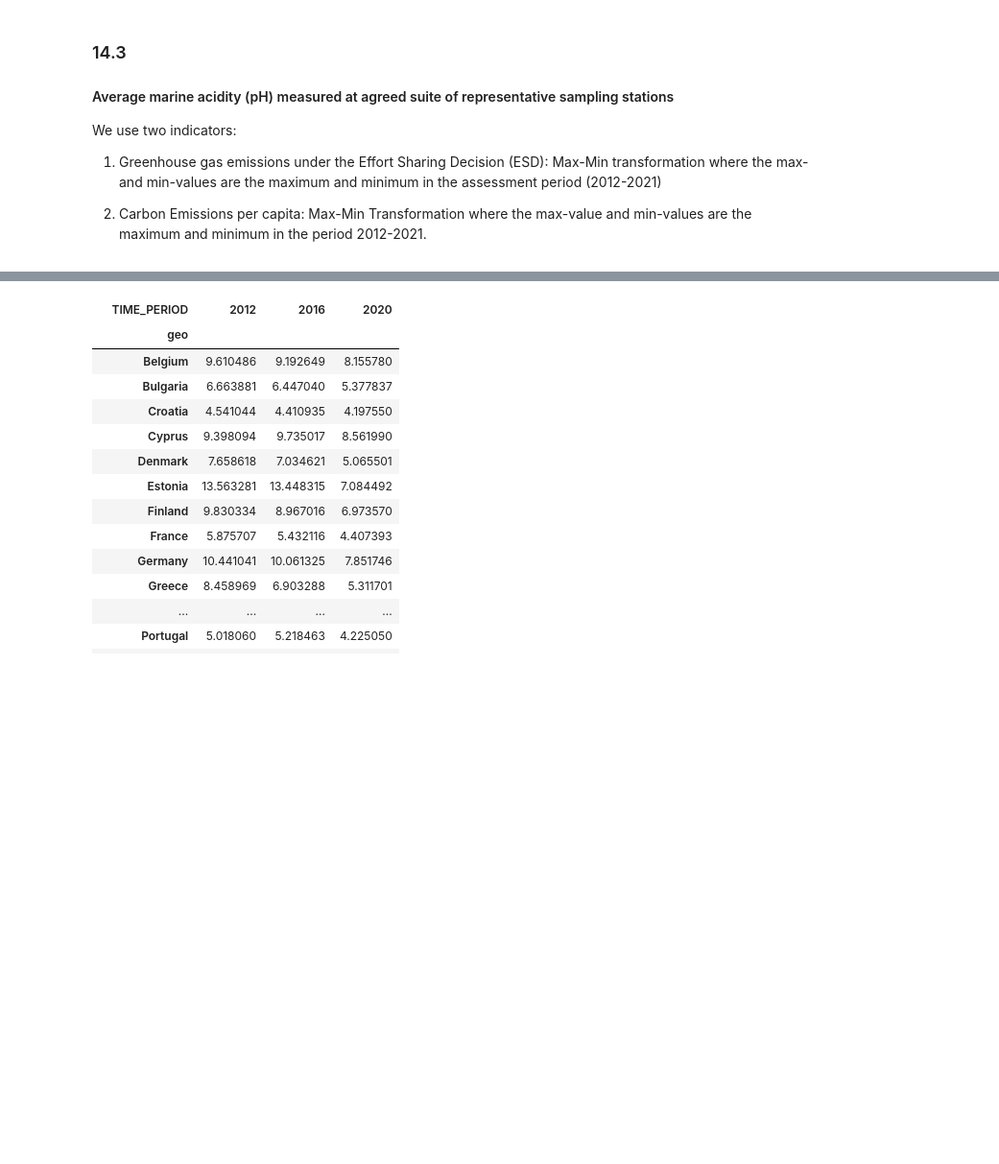
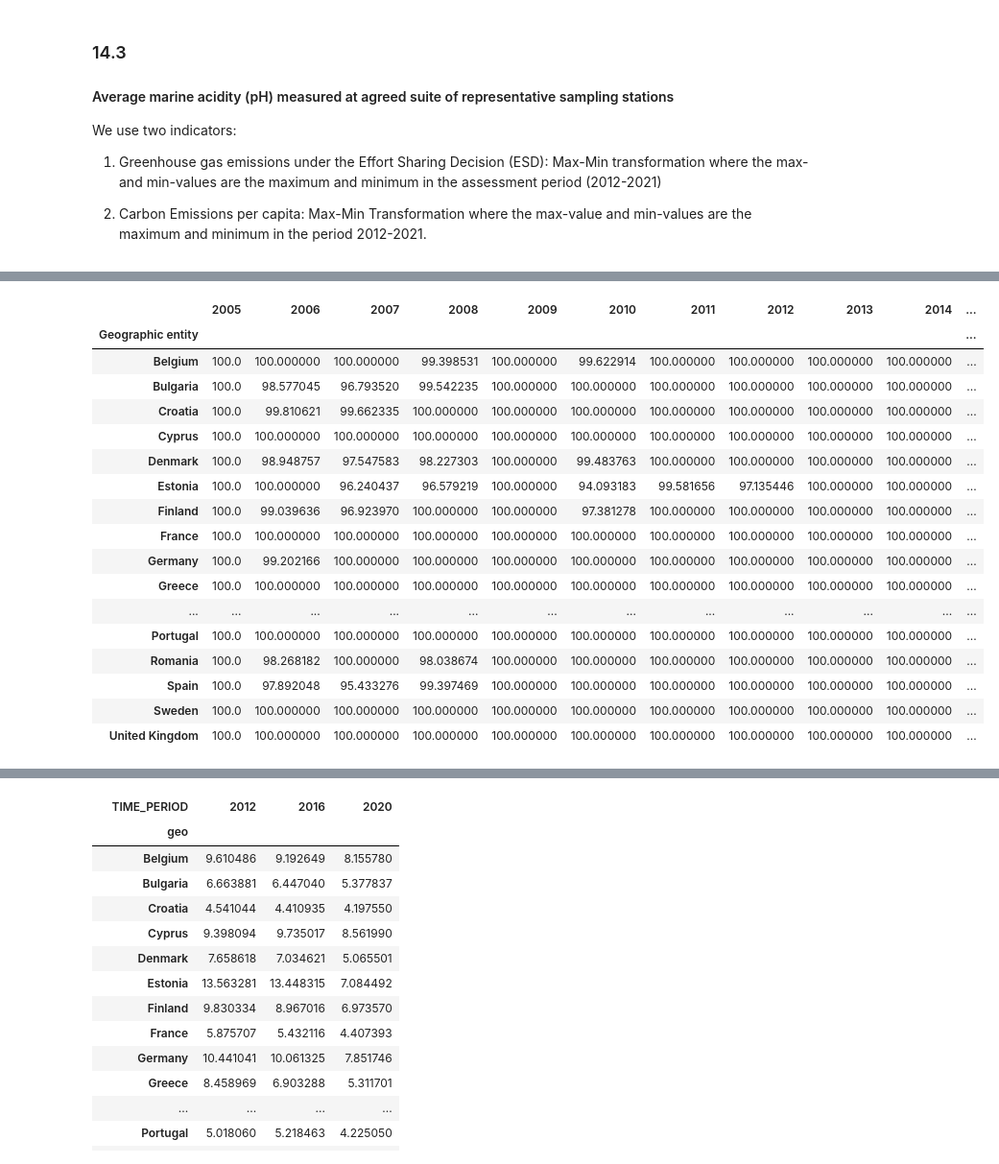
Before and after one commit to isaldiviagonzatti/sdg14, a Jupyter notebook: code/exploreSDG14.ipynb, the cells around one changed output, grey strips where cells are left out. Shown at 96% size. Saved outputs shown, nothing was run; the diff lists cells and outputs as text; code cells hidden in the pictures; blank space fills up the shorter version.

Commit message:
esd score

```diff
--- a/code/exploreSDG14.ipynb
+++ b/code/exploreSDG14.ipynb
@@ -532,2 +534,56 @@ for i in countries:
 United Kingdom of Great Britain and Northern Ireland is not in the dataset
+# %%
+# Build ESD allocation with two sources and interpolation for years previous to 2013
+
+# Allocation for 2020 target
+# https://ec.europa.eu/clima/ets/esdAllocations.do?languageCode=en&esdRegistry=-1&esdYear=&search=Search&currentSortSettings=
+allocation2020 = pd.read_xml('../data/esdAllocations2020.xml', xpath=".//ESDAllocations/ESDAllocationInfo")
+allocation2020['Country'] = allocation2020['ESDMemberState'].map(abbrev_to_country).fillna(allocation2020['ESDMemberState'])
+allocation2020 = allocation2020[allocation2020['Country'].isin(countries)]
+allocation2020 = allocation2020.pivot_table(columns='ESDYear', index='Country', values='Allocation', aggfunc='mean')
+
+# Allocation for 2030 target
+# https://eur-lex.europa.eu/legal-content/EN/TXT/HTML/?uri=CELEX:32020D2126
+allocation2030 = pd.read_html('../data/esdAllocations2030.html')[13][1:]
+allocation2030.columns = allocation2030.iloc[0]
+allocation2030 = allocation2030[1:]
+allocation2030.loc[allocation2030['Member State'].str.contains('Netherlands'), 'Member State'] = 'Netherlands'
+allocation2030 = allocation2030[allocation2030['Member State'].isin(countries)]
+allocation2030.set_index('Member State', inplace=True)
+for col in allocation2030.columns:
+    allocation2030[col] = allocation2030[col].apply(lambda x: str(x).replace(u'\xa0', u''))
+allocation2030 = allocation2030.astype(int)
+
+# Merge 2005 values with 2020 and 2030 allocations. Interpolate for years 2006-2012
+allocationESD = ghgESD[[2005]].merge(allocation2020.merge(allocation2030, left_index=True, \
+                right_index=True, how='outer')\
+                ,left_index=True, right_index=True, how='outer')
+allocationESD.columns = allocationESD.columns.astype(int)
+allocationESD[list(range(2006,2013))] = np.nan
+allocationESD= allocationESD[list(range(2005, 2022))]
+allocationESD.interpolate(axis=1, inplace=True)
+
+# Calculate score for ESD
+scoreESD = 100-(100*(ghgESD-allocationESD)/allocationESD)
+scoreESD[scoreESD>100] = 100
+scoreESD
+# %% [output]
+|  | 2005 | 2006 | 2007 | 2008 | 2009 | 2010 | 2011 | 2012 | 2013 | 2014 | ... |
+| Geographic entity |  |  |  |  |  |  |  |  |  |  | ... |
+| Belgium | 100.0 | 100.000000 | 100.000000 | 99.398531 | 100.000000 | 99.622914 | 100.000000 | 100.000000 | 100.000000 | 100.000000 | ... |
+| Bulgaria | 100.0 | 98.577045 | 96.793520 | 99.542235 | 100.000000 | 100.000000 | 100.000000 | 100.000000 | 100.000000 | 100.000000 | ... |
+| Croatia | 100.0 | 99.810621 | 99.662335 | 100.000000 | 100.000000 | 100.000000 | 100.000000 | 100.000000 | 100.000000 | 100.000000 | ... |
+| Cyprus | 100.0 | 100.000000 | 100.000000 | 100.000000 | 100.000000 | 100.000000 | 100.000000 | 100.000000 | 100.000000 | 100.000000 | ... |
+| Denmark | 100.0 | 98.948757 | 97.547583 | 98.227303 | 100.000000 | 99.483763 | 100.000000 | 100.000000 | 100.000000 | 100.000000 | ... |
+| Estonia | 100.0 | 100.000000 | 96.240437 | 96.579219 | 100.000000 | 94.093183 | 99.581656 | 97.135446 | 100.000000 | 100.000000 | ... |
+| Finland | 100.0 | 99.039636 | 96.923970 | 100.000000 | 100.000000 | 97.381278 | 100.000000 | 100.000000 | 100.000000 | 100.000000 | ... |
+| France | 100.0 | 100.000000 | 100.000000 | 100.000000 | 100.000000 | 100.000000 | 100.000000 | 100.000000 | 100.000000 | 100.000000 | ... |
+| Germany | 100.0 | 99.202166 | 100.000000 | 100.000000 | 100.000000 | 100.000000 | 100.000000 | 100.000000 | 100.000000 | 100.000000 | ... |
+| Greece | 100.0 | 100.000000 | 100.000000 | 100.000000 | 100.000000 | 100.000000 | 100.000000 | 100.000000 | 100.000000 | 100.000000 | ... |
+| ... | ... | ... | ... | ... | ... | ... | ... | ... | ... | ... | ... |
+| Portugal | 100.0 | 100.000000 | 100.000000 | 100.000000 | 100.000000 | 100.000000 | 100.000000 | 100.000000 | 100.000000 | 100.000000 | ... |
+| Romania | 100.0 | 98.268182 | 100.000000 | 98.038674 | 100.000000 | 100.000000 | 100.000000 | 100.000000 | 100.000000 | 100.000000 | ... |
+| Spain | 100.0 | 97.892048 | 95.433276 | 99.397469 | 100.000000 | 100.000000 | 100.000000 | 100.000000 | 100.000000 | 100.000000 | ... |
+| Sweden | 100.0 | 100.000000 | 100.000000 | 100.000000 | 100.000000 | 100.000000 | 100.000000 | 100.000000 | 100.000000 | 100.000000 | ... |
+| United Kingdom | 100.0 | 100.000000 | 100.000000 | 100.000000 | 100.000000 | 100.000000 | 100.000000 | 100.000000 | 100.000000 | 100.000000 | ... |
 # %%
```
Also changed, not shown: parts of 5 cells of this notebook, 2 other files.
